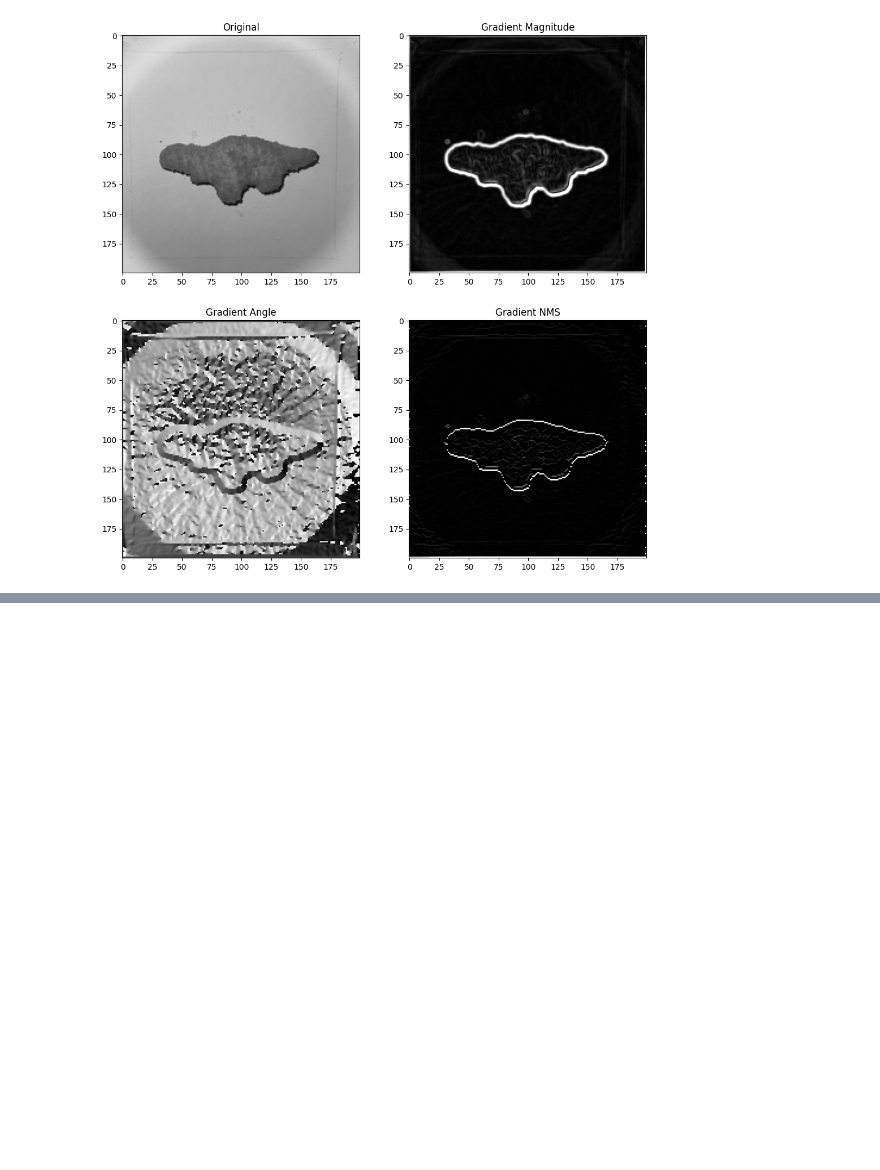
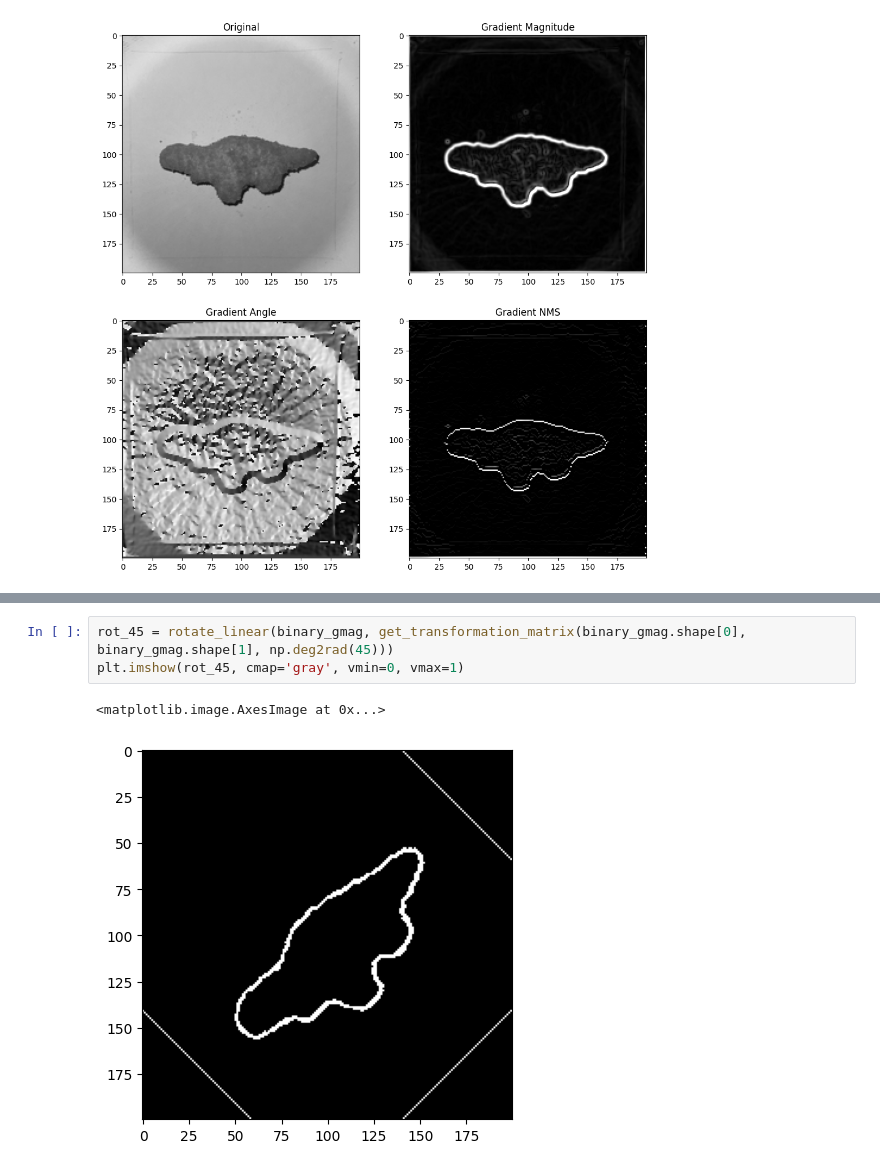
Before and after one commit to GarveyJLi/Dino-Nuggetology, a Jupyter notebook: edge_det_testing/edge_det.ipynb, the cells around one changed output, grey strips where cells are left out. Saved outputs shown, nothing was run; the diff lists cells and outputs as text; blank space fills up the shorter version.

```diff
--- a/edge_det_testing/edge_det.ipynb
+++ b/edge_det_testing/edge_det.ipynb
@@ -163,0 +249,6 @@ gmag[0][197]
+# %%
+rot_45 = rotate_linear(binary_gmag, get_transformation_matrix(binary_gmag.shape[0], binary_gmag.shape[1], np.deg2rad(45)))
+plt.imshow(rot_45, cmap='gray', vmin=0, vmax=1)
+# %% [output]
+<matplotlib.image.AxesImage at 0x...>
+[figure, added]
```
Also changed, not shown: parts of 6 cells of this notebook, 4 other files.
